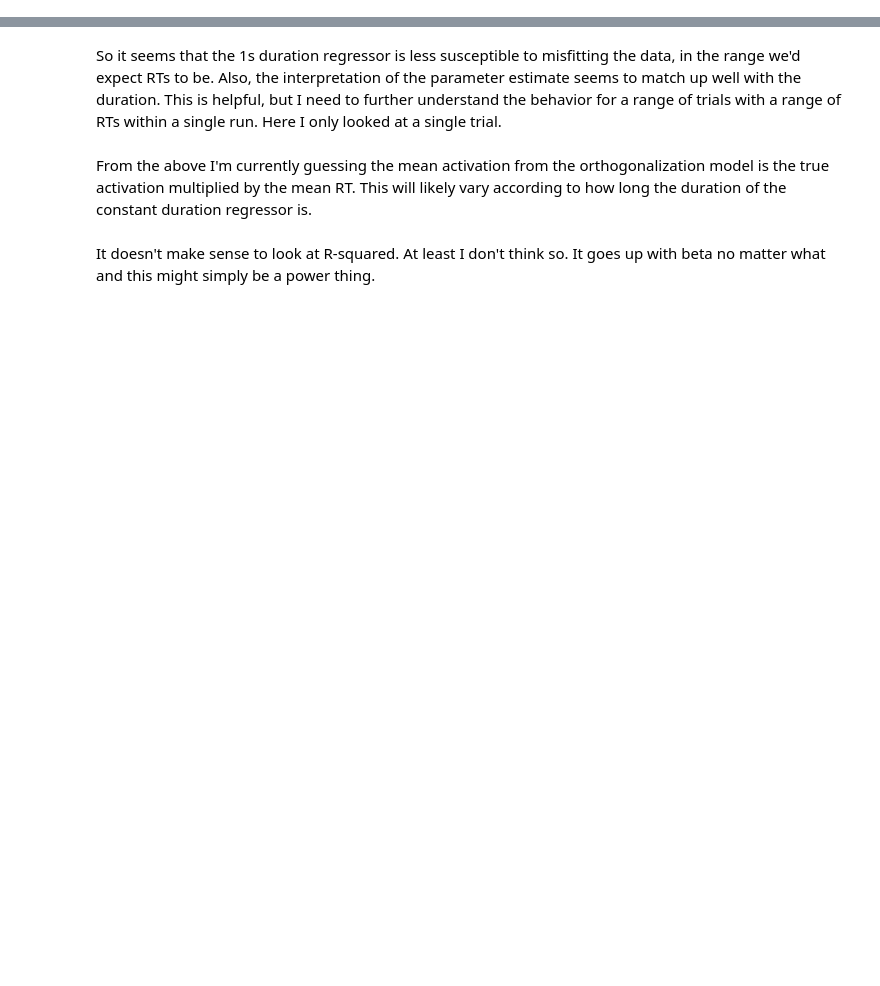
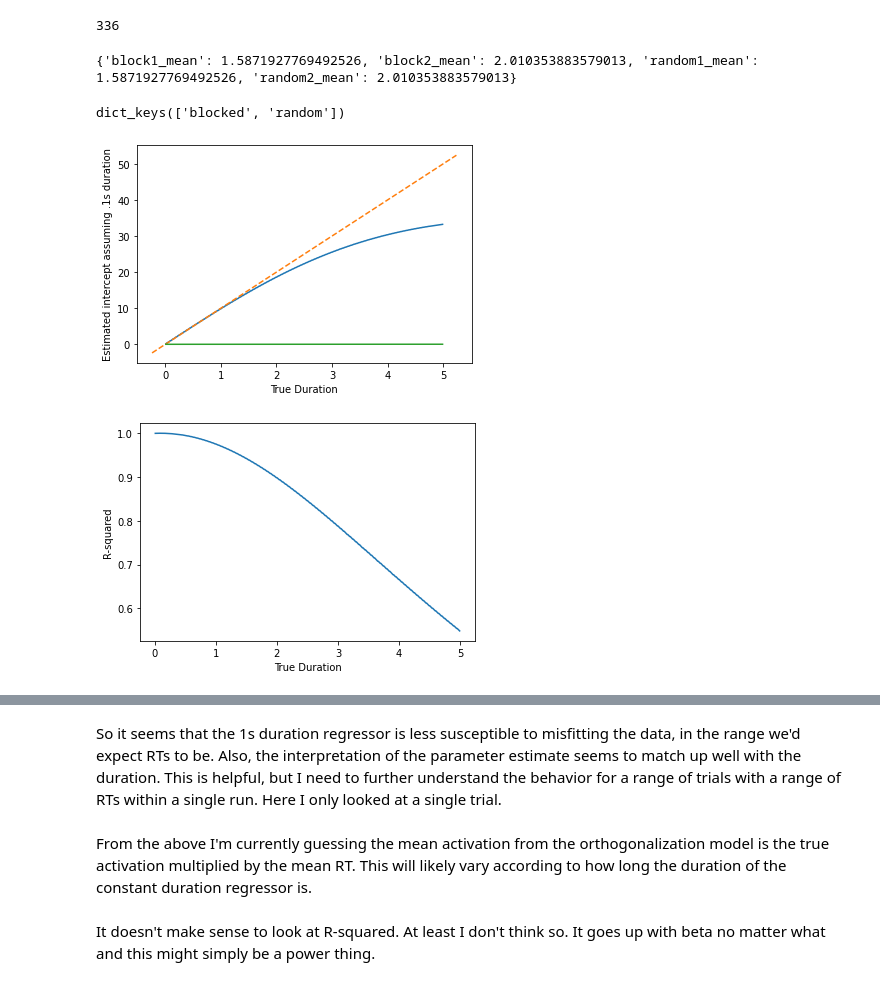
Before and after one commit to jmumford/RT_sim, a Jupyter notebook: understanding_parameter_interpretation.ipynb, the cells around one changed output, grey strips where cells are left out. Cells and saved outputs as stored; diff of their text form; code cells hidden in the pictures; blank space fills up the shorter version.

```diff
--- a/understanding_parameter_interpretation.ipynb
+++ b/understanding_parameter_interpretation.ipynb
@@ -53,0 +119,6 @@ for sim in range(0, n_sim):
+# %%
+mods = make_design_matrices_2stim(regs)
+#print(mods.keys())
+mods['blocked']['Two stimulus types, 2 RT dur only'].shape[0]
+# %% [output]
+336
@@ -53,0 +135,9 @@ for sim in range(0, n_sim):
+# %%
+#print(output)
+print(mean_rt)
+# %% [output]
+{'block1_mean': 1.5871927769492526, 'block2_mean': 2.010353883579013, 'random1_mean': 1.5871927769492526, 'random2_mean': 2.010353883579013}
+# %%
+print(mods.keys())
+# %% [output]
+dict_keys(['blocked', 'random'])
@@ -53,0 +147,43 @@ for sim in range(0, n_sim):
+# %%
+# look at beta vs rt when model assumes 1s duration
+dur_val = 0.1
+true_duration = np.arange(0.01, 5, .01)
+num_durs = len(true_duration)
+est_bold_amplitude_1s = np.empty(true_duration.shape)*np.nan
+est_bold_intercept_1s = np.empty(true_duration.shape)*np.nan
+est_r2 = np.empty(true_duration.shape)*np.nan
+frame_times = np.arange(0, 100, .2)
+reg1s, _ = hemodynamic_models.compute_regressor([[5], [dur_val], [1]],
+                       'spm', frame_times, oversampling=16)
+mod_reg1s = sm.add_constant(reg1s)
+for ind, cur_dur in enumerate(true_duration):
+    loop_3col_onsets = np.transpose(np.c_[5, cur_dur, 1])
+    signal, _ = hemodynamic_models.compute_regressor(loop_3col_onsets,
+                       'spm', frame_times, oversampling=16)
+    mod_ols = sm.OLS(signal, mod_reg1s).fit()
+    est_bold_amplitude_1s[ind] = mod_ols.params[1]
+    est_bold_intercept_1s[ind] = mod_ols.params[0]
+    est_r2[ind] = mod_ols.rsquared
+# %%
+
+plt.plot(true_duration, est_bold_amplitude_1s)
+abline(1/dur_val, 0)
+#abline(0,1)
+plt.xlabel("True Duration")
+plt.ylabel("Estimated BOLD amplitude assuming .1s duration")
+#plt.show()
+plt.savefig('/Users/jeanettemumford/Dropbox/Research/Writing/RTGroup/Figures/bold_fcn_rt.pdf')
+
+
+plt.plot(true_duration, est_bold_intercept_1s)
+plt.xlabel("True Duration")
+plt.ylabel("Estimated intercept assuming .1s duration")
+plt.show()
+
+plt.plot(true_duration, est_r2)
+plt.xlabel("True Duration")
+plt.ylabel("R-squared")
+plt.show()
+# %% [output]
+[figure, added]
+[figure, added]
```
Also changed, not shown: parts of 51 cells of this notebook, 15 other files.
